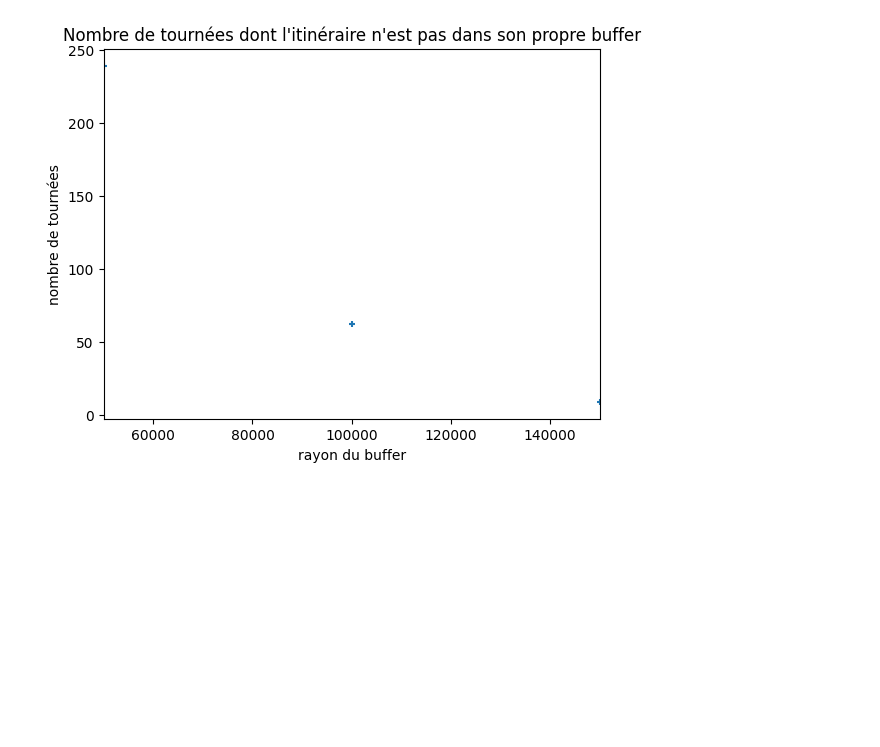
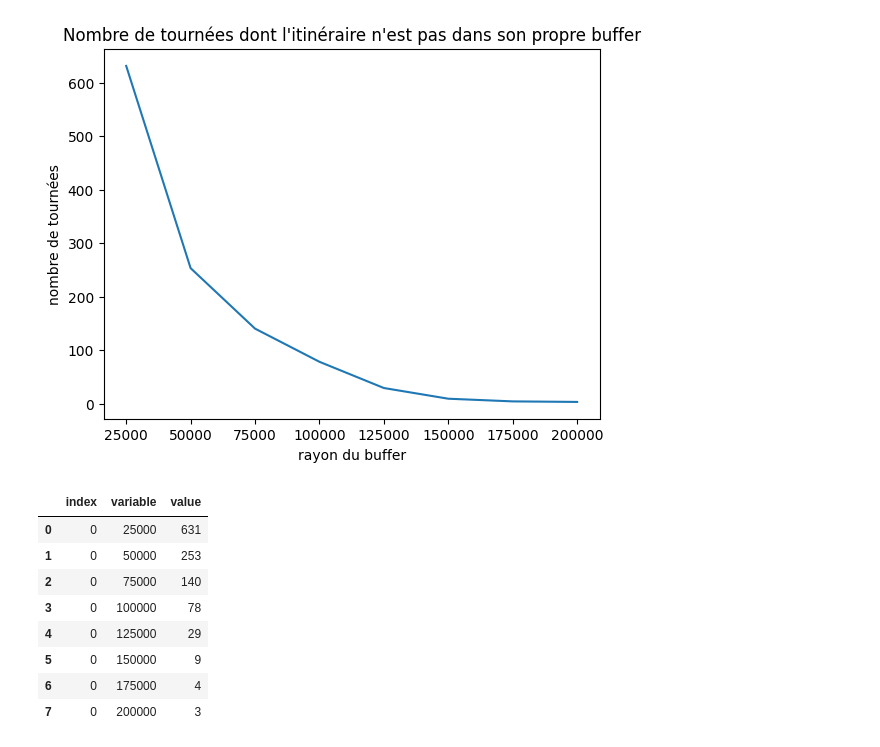
Before and after one commit to Universite-Gustave-Eiffel/geodev-logicout, a Jupyter notebook: notebooks/inclusion.ipynb, the cells around one changed output. Saved outputs shown, nothing was run; the diff lists cells and outputs as text; code cells hidden in the pictures; blank space fills up the shorter version.

```diff
--- a/notebooks/inclusion.ipynb
+++ b/notebooks/inclusion.ipynb
@@ -11,7 +12,7 @@ import matplotlib.pyplot as plt
 # %%
 # we initialize the parameters for the geodataframe
 dist = 100000
-D = [50e3, 100e3, 150e3]
+D = np.arange(25000,200001,25000,dtype=int)
 
 filename = "simulations_reel_gdf.csv"
 gdf = use_data.create_gdf(filename,'cheflieu')
@@ -100,41 +101,50 @@ def sample_in_buffer(tournee, dist):
         dist {int}: buffer size in meters
     """
     geometry_buffer = tournee['cheflieu'].map(wkt.loads)
     tournee_buffer = gpd.GeoDataFrame(tournee, geometry=geometry_buffer, crs = 'EPSG:2154') # we get the center of the cheflieu as a geometry
     tournee_buffer['buffer'] = tournee_buffer.geometry.buffer(dist) # create the buffer based on the cheflieu point
     tournee_buffer = tournee_buffer.drop(columns=['ID_COM']) # drop the column to do the jointure
     tournee_buffer = gpd.GeoDataFrame(tournee_buffer, geometry='buffer') # we set the buffer as the gdf geometry
 
     geometry_iti = tournee['itineraire'].map(wkt.loads)
     tournee_iti = gpd.GeoDataFrame(tournee, geometry=geometry_iti, crs = 'EPSG:2154') #we set the line as a geometry
 
     IsIn = tournee_buffer.sjoin(tournee_iti, predicate='contains', how='inner') # we join with lines from the simulations from before the manipulation
 
     return IsIn.shape[0]
 
 def sample_notIN(gdf, dist):
     nbr_notIn = 0
     n = gdf.shape[0]
     for i in range(n):
         sample = gdf.iloc[[i]]
         if sample_in_buffer(sample, dist) == 0 :
             nbr_notIn += 1
     return nbr_notIn
 
 def graph_notIn(gdf, D):
-    nbr = []
-    for d in D:
-        nbr.append(sample_notIN(gdf, d))
-    plt.scatter(D, nbr, s=20, marker='+')
-    plt.title("Nombre de tournées dont l'itinéraire n'est pas dans son propre buffer")
-    plt.ylabel("nombre de tournées")
-    plt.xlabel("rayon du buffer")
-    plt.xlim(D[0], D[-1])
+    NBR = []
+    NBR += [[sample_notIN(gdf,d) for d in D]]
+    df = pd.DataFrame(NBR, columns=D)
+    df['index']=df.index
+    df =df.melt(id_vars='index')
+    ax = sns.lineplot(data=df, x='variable', y='value')
+    ax.set_title("Nombre de tournées dont l'itinéraire n'est pas dans son propre buffer")
+    ax.set_xlabel("rayon du buffer")
+    ax.set_ylabel("nombre de tournées")
     plt.show()
+    return df
 
 
 graph_notIn(gdf, D)
-
-# faire un histo plutôt
 # %% [output]
-[figure, old version]
+[figure, new version]
+|  | index | variable | value |
+| 0 | 0 | 25000 | 631 |
+| 1 | 0 | 50000 | 253 |
+| 2 | 0 | 75000 | 140 |
+| 3 | 0 | 100000 | 78 |
+| 4 | 0 | 125000 | 29 |
+| 5 | 0 | 150000 | 9 |
+| 6 | 0 | 175000 | 4 |
+| 7 | 0 | 200000 | 3 |
```
Also changed, not shown: parts of 4 cells of this notebook, 19 other files.
